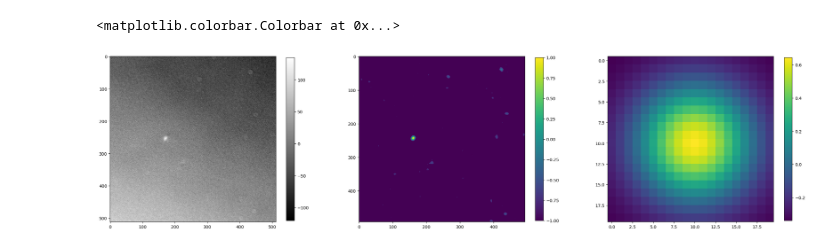
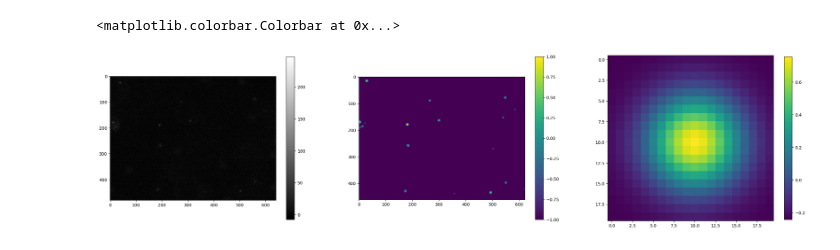
Before and after one commit to AlanAndrey/MasterThesis_Public, a Jupyter notebook: Particle Detection/showcase.ipynb, the cells around one changed output. Drawn from its saved outputs; the diff is of its cells as text; code cells hidden in the pictures.

```diff
--- a/Particle Detection/showcase.ipynb
+++ b/Particle Detection/showcase.ipynb
@@ -3,28 +3,28 @@ import pims
 import numpy as np
 from matplotlib import pyplot as plt
 
+%load_ext autoreload
+%autoreload 2
 import sys
 import os
-
-# Add the parent directory to the system path
-sys.path.append(os.path.abspath(os.path.join(os.path.dirname('showcase.ipynb'), '..')))
+from pathlib import Path
+sys.path.append(str(Path(os.getcwd()).parent))
 
 from Cilia import locate_particles
 
-topdir = 'C:/Users/alana/iCloudDrive/UNIBE/Master Thesis/Data/videos/Alan_16_08_24'
-file = topdir + '/1/500nm-08162024142959-0.tiff'
+FILE = str(Path.cwd().parent / 'data/measurement/200FPS_60sec.tif')
 # %%
-image = np.array(pims.open(file))[0]
+image = np.array(pims.open(FILE))[0]
 #image = image[200:300,125:225]
-result, new_image, kernel = locate_particles(image, 0.1, 20, 10, dark_particles=True)
+result, new_image, kernel = locate_particles(image, 0.2, 20, 8, dark_particles=False)
 
 fig, (ax1, ax2, ax3) = plt.subplots(1, 3, figsize=(30, 10))
 im1 = ax1.imshow(new_image, cmap='gray')
 fig.colorbar(im1, ax=ax1, shrink=0.7)
 im2 = ax2.imshow(result)
 fig.colorbar(im2, ax=ax2, shrink=0.7)
 im3 = ax3.imshow(kernel)
 fig.colorbar(im3, ax=ax3, shrink=0.7)
 # %% [output]
 <matplotlib.colorbar.Colorbar at 0x...>
-[figure, old version]
+[figure, new version]
```
Also changed, not shown: 10 other files.
